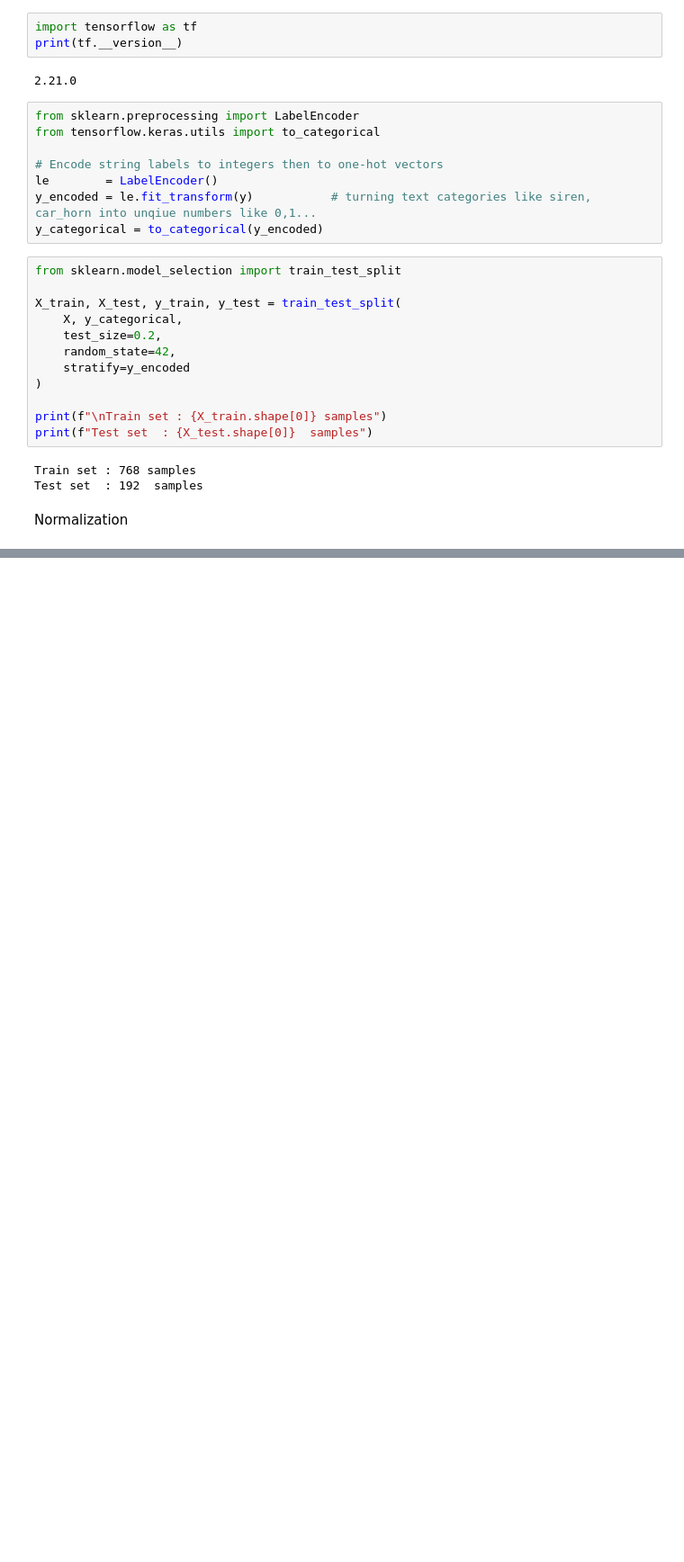
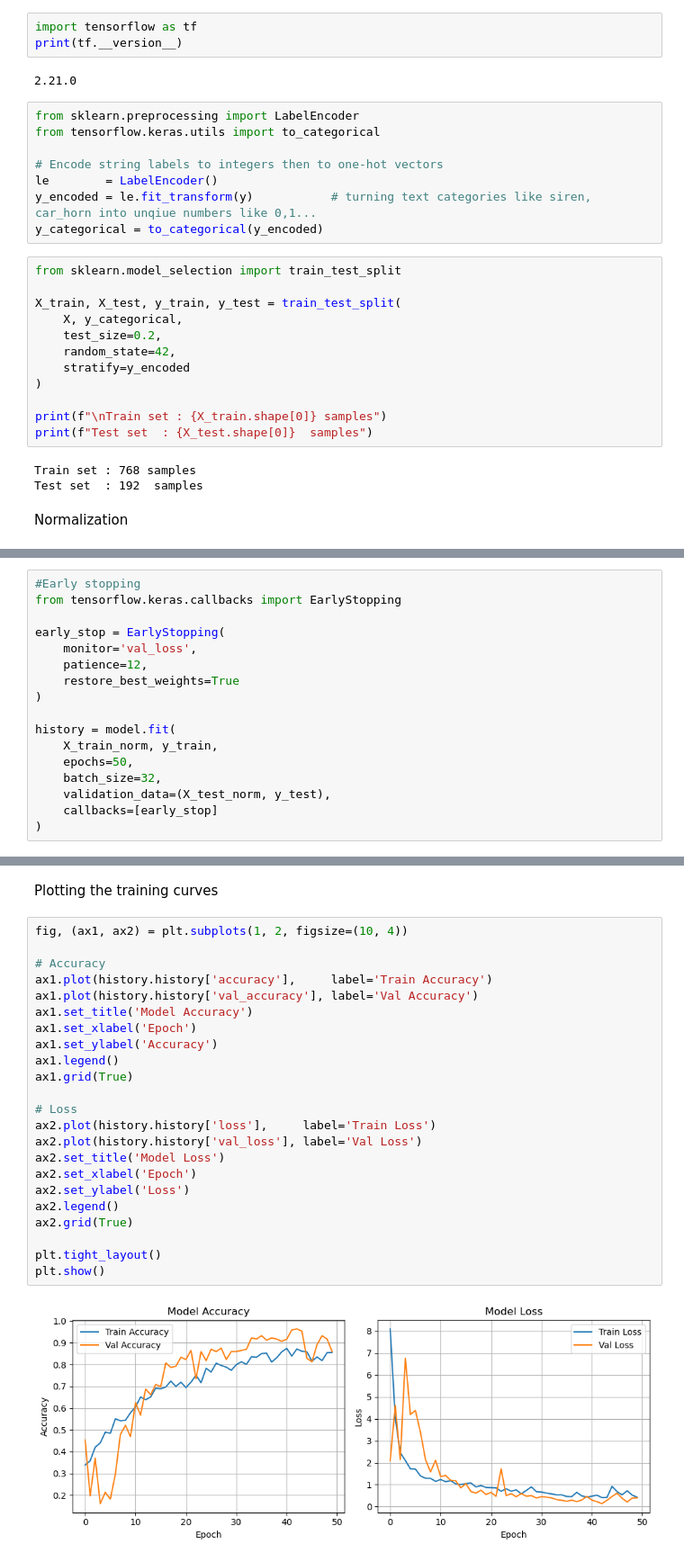
Before and after one commit to aaronnnngurung/Sound-Classification-, a Jupyter notebook: ml/ml-R.ipynb, the cells around one changed output, grey strips where cells are left out. Shown at 90% size. Cells and saved outputs as stored; diff of their text form; blank space fills up the shorter version.

Commit message:
Trained the model i.e CNN and evaluated the model along with plotting the training curves

```diff
--- a/ml/ml-R.ipynb
+++ b/ml/ml-R.ipynb
@@ -353,0 +419,17 @@ After normalization:
+# %%
+#Early stopping
+from tensorflow.keras.callbacks import EarlyStopping
+
+early_stop = EarlyStopping(
+    monitor='val_loss',
+    patience=12,
+    restore_best_weights=True
+)
+
+history = model.fit(
+    X_train_norm, y_train,
+    epochs=50,
+    batch_size=32,
+    validation_data=(X_test_norm, y_test),
+    callbacks=[early_stop]
+)
@@ -353,0 +454,27 @@ After normalization:
+# %% [markdown]
+Plotting the training curves
+# %%
+fig, (ax1, ax2) = plt.subplots(1, 2, figsize=(10, 4))
+
+# Accuracy
+ax1.plot(history.history['accuracy'],     label='Train Accuracy')
+ax1.plot(history.history['val_accuracy'], label='Val Accuracy')
+ax1.set_title('Model Accuracy')
+ax1.set_xlabel('Epoch')
+ax1.set_ylabel('Accuracy')
+ax1.legend()
+ax1.grid(True)
+
+# Loss
+ax2.plot(history.history['loss'],     label='Train Loss')
+ax2.plot(history.history['val_loss'], label='Val Loss')
+ax2.set_title('Model Loss')
+ax2.set_xlabel('Epoch')
+ax2.set_ylabel('Loss')
+ax2.legend()
+ax2.grid(True)
+
+plt.tight_layout()
+plt.show()
+# %% [output]
+[figure, added]
```
Also changed, not shown: parts of 8 cells of this notebook.
